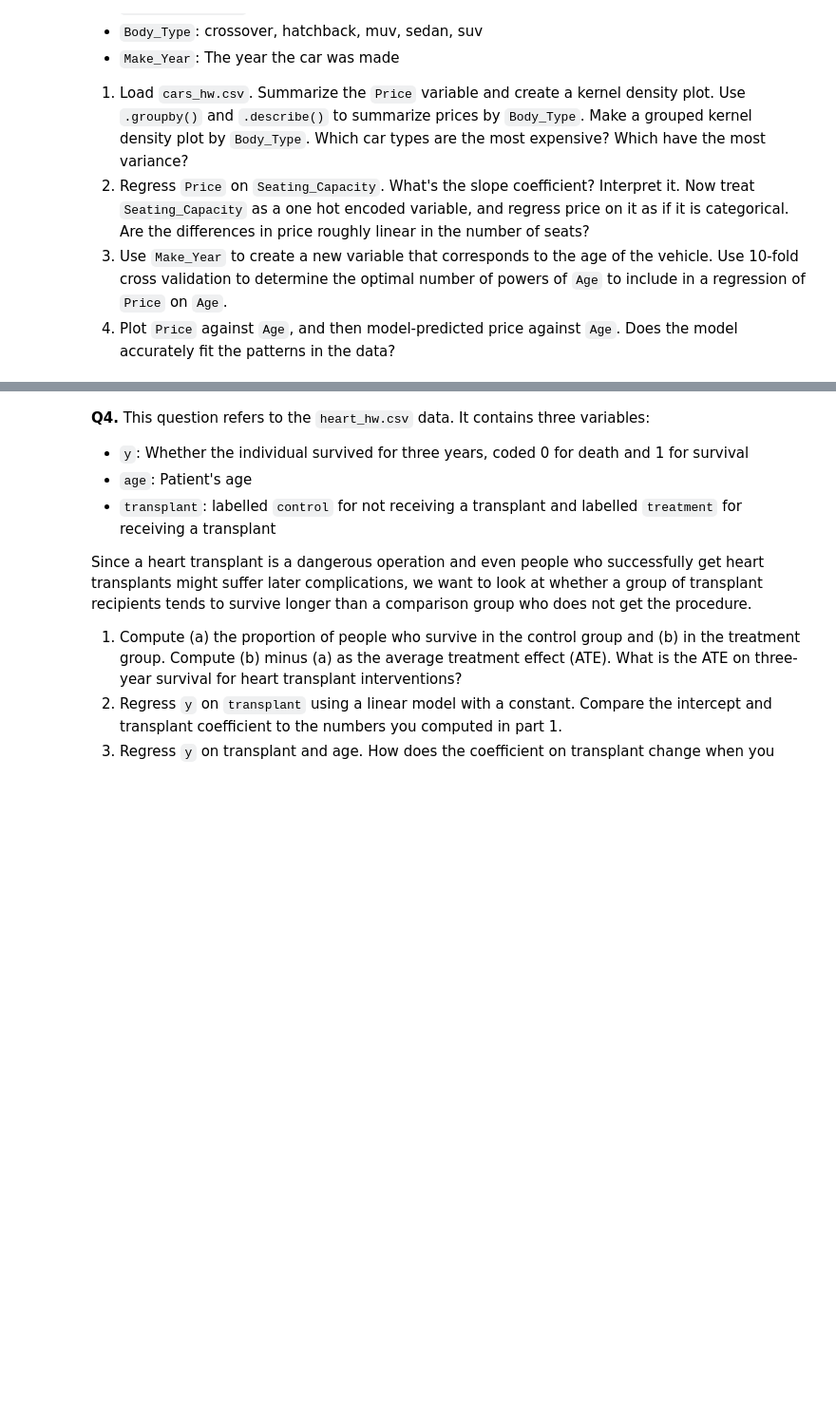
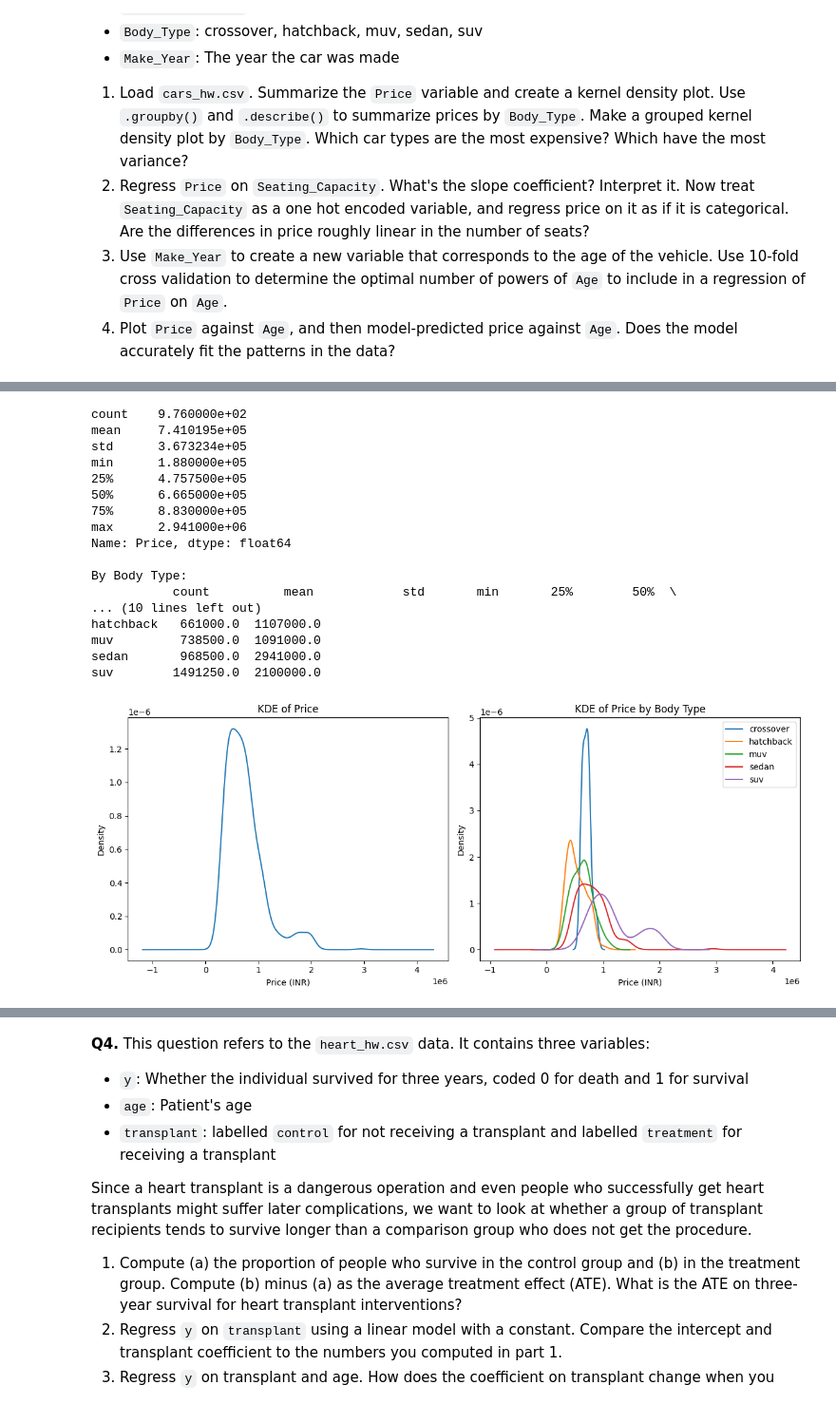
Before and after one commit to namithatholasi/undergrad_ml_assignments, a Jupyter notebook: 03_assignment_linear_models.ipynb, the cells around one changed output, grey strips where cells are left out. Shown at 95% size. Saved outputs shown, nothing was run; the diff lists cells and outputs as text; code cells hidden in the pictures; blank space fills up the shorter version.

```diff
--- a/03_assignment_linear_models.ipynb
+++ b/03_assignment_linear_models.ipynb
@@ -287,6 +282,36 @@ Model 5 (interactions): CV RSME = 146.02
   3. Use `Make_Year` to create a new variable that corresponds to the age of the vehicle. Use 10-fold cross validation to determine the optimal number of powers of `Age` to include in a regression of `Price` on `Age`.
   4. Plot `Price` against `Age`, and then model-predicted price against `Age`. Does the model accurately fit the patterns in the data?
 # %%
+#Q3.1
+
+import pandas as pd
+import numpy as np
+import matplotlib.pyplot as plt
+from sklearn.linear_model import LinearRegression
+from sklearn.model_selection import cross_val_score
+from sklearn.preprocessing import PolynomialFeatures
+from sklearn.pipeline import make_pipeline
+
+
 df = pd.read_csv('./undergrad_ml_assignments/data/cars_hw.csv')
-df.head()
+df.columns = df.columns.str.strip()
+
+print(df['Price'].describe())
+print("\nBy Body Type:")
+print(df.groupby('Body_Type')['Price'].describe())
+
+fig, axes = plt.subplots(1, 2, figsize=(12, 5))
+
+df['Price'].plot.kde(ax=axes[0])
+axes[0].set_title('KDE of Price')
+axes[0].set_xlabel('Price (INR)')
+
+for body, group in df.groupby('Body_Type'):
+    group['Price'].plot.kde(ax=axes[1], label=body)
+axes[1].set_title('KDE of Price by Body Type')
+axes[1].set_xlabel('Price (INR)')
+axes[1].legend()
+
+plt.tight_layout()
+plt.show()
 # %% [output]
@@ -298,0 +318,18 @@ df.head()
+count    9.760000e+02
+mean     7.410195e+05
+std      3.673234e+05
+min      1.880000e+05
+25%      4.757500e+05
+50%      6.665000e+05
+75%      8.830000e+05
+max      2.941000e+06
+Name: Price, dtype: float64
+
+By Body Type:
+           count          mean            std       min       25%        50%  \
+... (10 lines left out)
+hatchback   661000.0  1107000.0
+muv         738500.0  1091000.0
+sedan       968500.0  2941000.0
+suv        1491250.0  2100000.0
+[figure, added]
```
Also changed, not shown: parts of 18 cells of this notebook.
